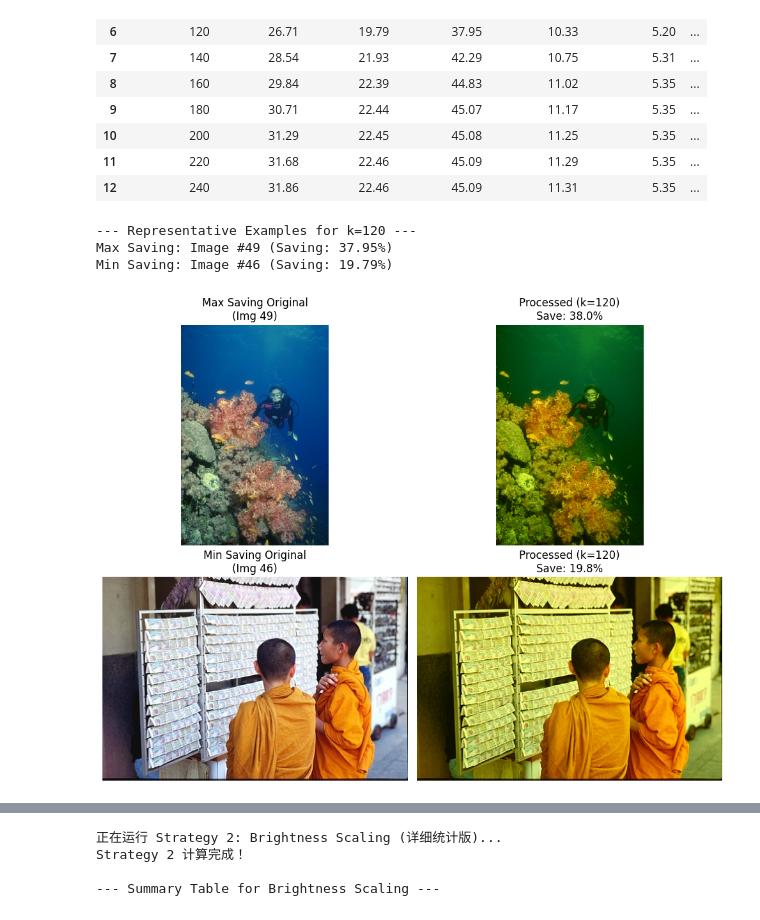
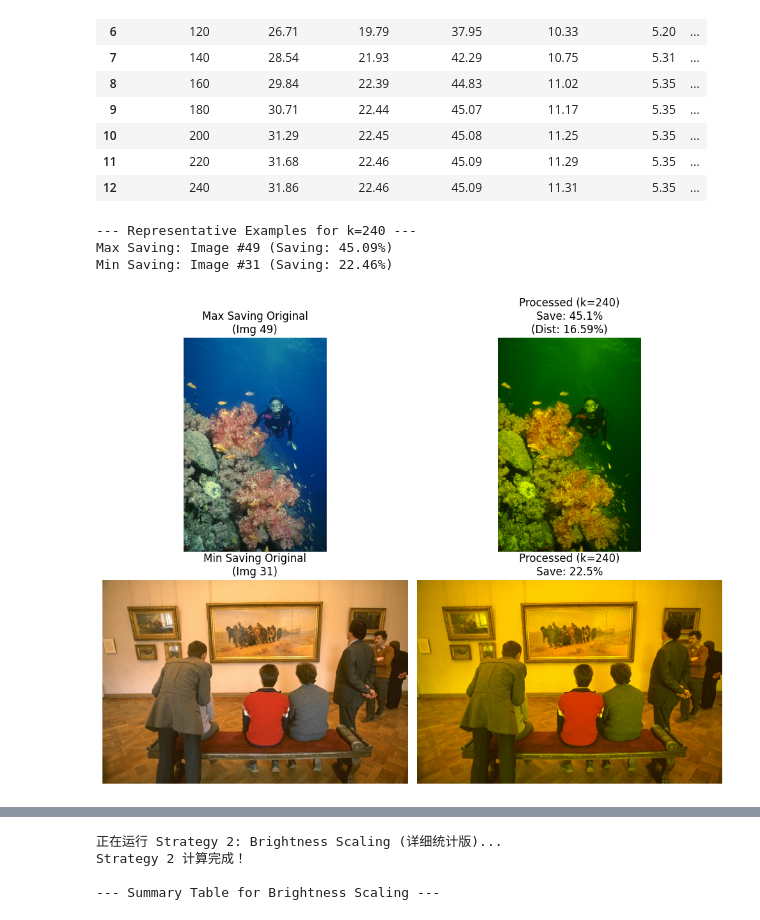
Before and after one commit to Chenya7008/EMIOT_Labs, a Jupyter notebook: lab2/lab2.ipynb, the cells around one changed output, grey strips where cells are left out. Saved outputs shown, nothing was run; the diff lists cells and outputs as text; code cells hidden in the pictures.

```diff
--- a/lab2/lab2.ipynb
+++ b/lab2/lab2.ipynb
@@ -410,7 +417,7 @@ display(df_summary.round(2))
 | 12 | 240 | 31.86 | 22.46 | 45.09 | 11.31 | 5.35 | ... |
 # %%
 # select a k value to showcase, e.g., k=120
-target_k = 120
+target_k = 240
 if target_k in detailed_data:
     stats = detailed_data[target_k]
 
@@ -422,35 +429,35 @@ if target_k in detailed_data:
     print(f"Min Saving: Image #{worst_img_stat['idx']} (Saving: {worst_img_stat['saving']:.2f}%)")
 
     # --- Plotting ---
     import matplotlib.pyplot as plt
 
     # getting original images
     img_best_orig = images[best_img_stat['idx']]
     img_worst_orig = images[worst_img_stat['idx']]
 
     # getting processed images
     img_best_proc = apply_hungry_blue(img_best_orig, target_k)
     img_worst_proc = apply_hungry_blue(img_worst_orig, target_k)
 
     fig, axes = plt.subplots(2, 2, figsize=(10, 8))
 
     # saving most power
     axes[0,0].imshow(img_best_orig)
     axes[0,0].set_title(f"Max Saving Original\n(Img {best_img_stat['idx']})")
     axes[0,1].imshow(img_best_proc)
-    axes[0,1].set_title(f"Processed (k={target_k})\nSave: {best_img_stat['saving']:.1f}%")
+    axes[0,1].set_title(f"Processed (k={target_k})\nSave: {best_img_stat['saving']:.1f}%\n(Dist: {best_img_stat['dist']:.2f}%)")
 
     # saving least power
     axes[1,0].imshow(img_worst_orig)
     axes[1,0].set_title(f"Min Saving Original\n(Img {worst_img_stat['idx']})")
     axes[1,1].imshow(img_worst_proc)
     axes[1,1].set_title(f"Processed (k={target_k})\nSave: {worst_img_stat['saving']:.1f}%")
 
     for ax in axes.flat: ax.axis('off')
     plt.tight_layout()
     plt.show()
 # %% [output]
---- Representative Examples for k=120 ---
-Max Saving: Image #49 (Saving: 37.95%)
-Min Saving: Image #46 (Saving: 19.79%)
+--- Representative Examples for k=240 ---
+Max Saving: Image #49 (Saving: 45.09%)
+Min Saving: Image #31 (Saving: 22.46%)
-[figure, old version]
+[figure, new version]
```
Also changed, not shown: parts of 9 cells of this notebook, 7 other files.
